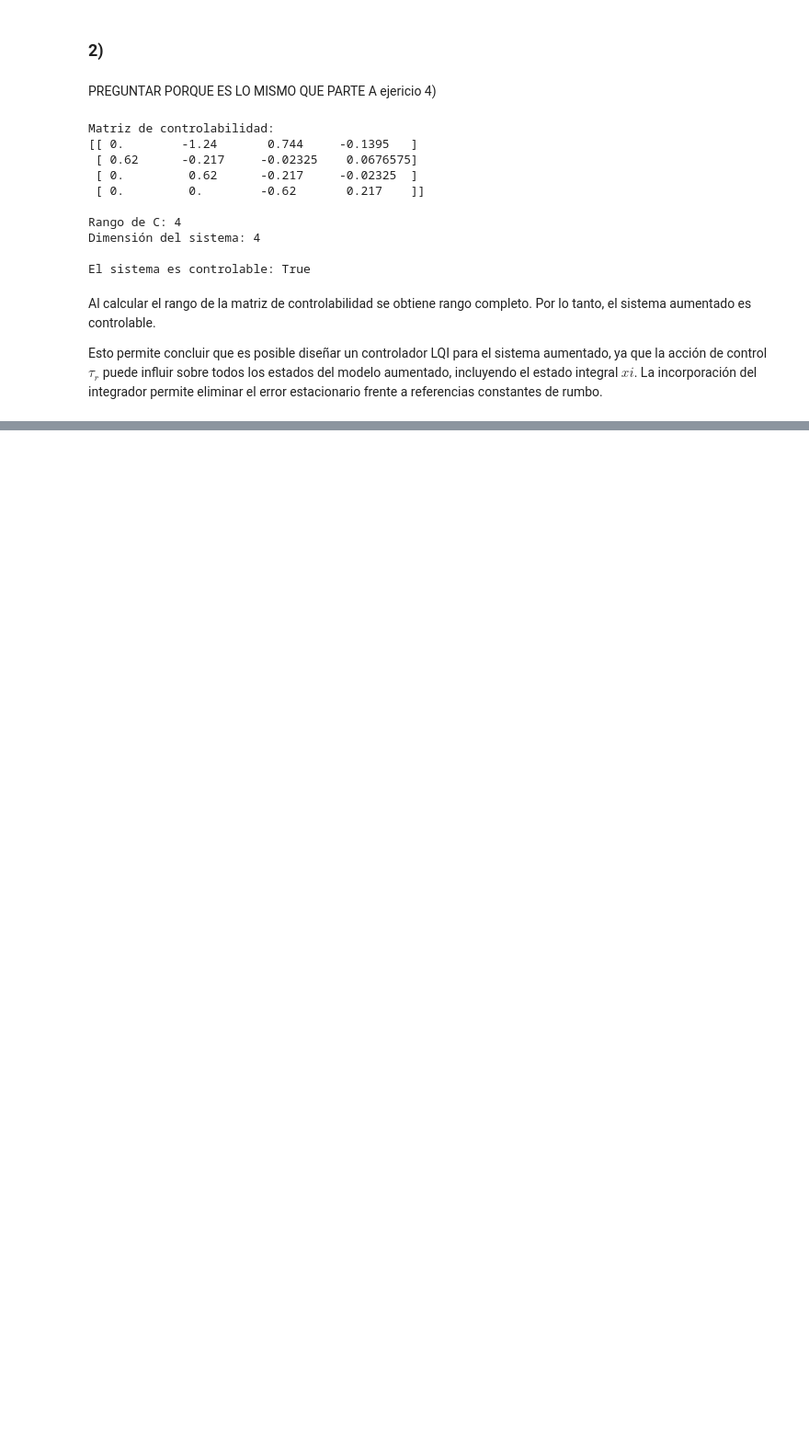
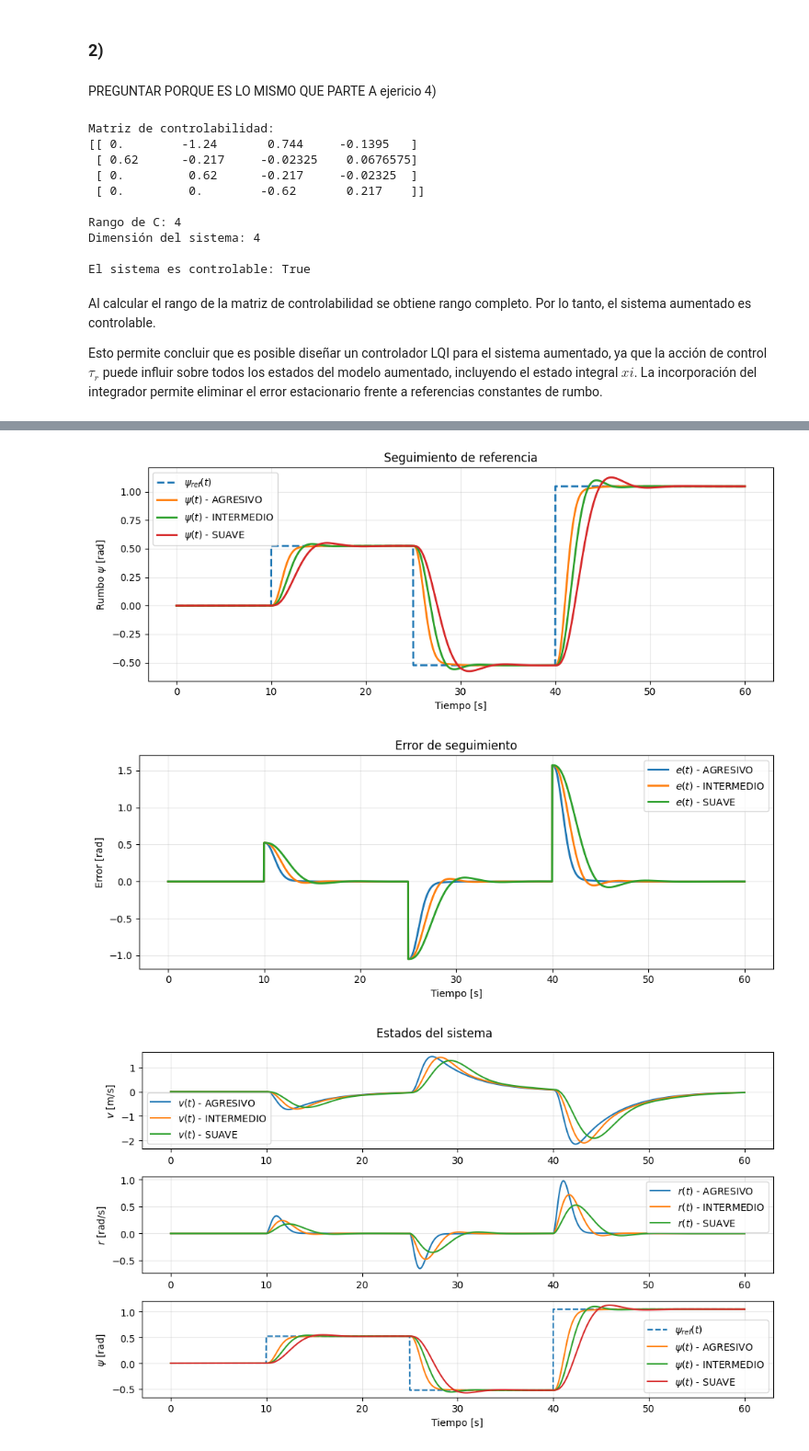
Before and after one commit to teomk/Control-TP2, a Jupyter notebook: ParteC.ipynb, the cells around one changed output, grey strips where cells are left out. Shown at 92% size. Saved outputs shown, nothing was run; the diff lists cells and outputs as text; code cells hidden in the pictures; blank space fills up the shorter version.

```diff
--- a/ParteC.ipynb
+++ b/ParteC.ipynb
@@ -125,0 +133,36 @@ Esto permite concluir que es posible diseñar un controlador LQI para el sistema
+# %%
+casos = {
+    "AGRESIVO": {
+        "Q_a": np.diag([1, 1, 50, 100]),
+        "R": np.array([[1]])
+    },
+    "INTERMEDIO": {
+        "Q_a": np.diag([1, 2, 30, 80]),
+        "R": np.array([[10]])
+    },
+    "SUAVE": {
+        "Q_a": np.diag([1, 5, 20, 50]),
+        "R": np.array([[50]])
+    }
+}
+
+Tf = 60
+T = np.linspace(0, Tf, 3001)
+
+psi_ref = np.zeros_like(T)
+psi_ref[(T >= 10) & (T < 25)] = np.pi / 6
+psi_ref[(T >= 25) & (T < 40)] = -np.pi / 6
+psi_ref[(T >= 40) & (T <= 60)] = np.pi / 3
+
+x0 = np.zeros(4)
+
+results = {}
+
+for name, params in casos.items():
+    print("\n" + "=" * 70)
+    print(name)
+    print("=" * 70)
+
+    controller = LQI(params["Q_a"], params["R"], A_a, B_a, E_a, verbose=True)
+    result = get_info(name, controller, T, psi_ref, x0)
+    results[name] = result
@@ -125,0 +190,7 @@ Esto permite concluir que es posible diseñar un controlador LQI para el sistema
+# %%
+plot_results(results, show=True, save=True, save_dir='plots')
+print_metrics(results)
+# %% [output]
+[figure, added]
+[figure, added]
+[figure, added]
```
Also changed, not shown: parts of 5 cells of this notebook, 6 other files.
